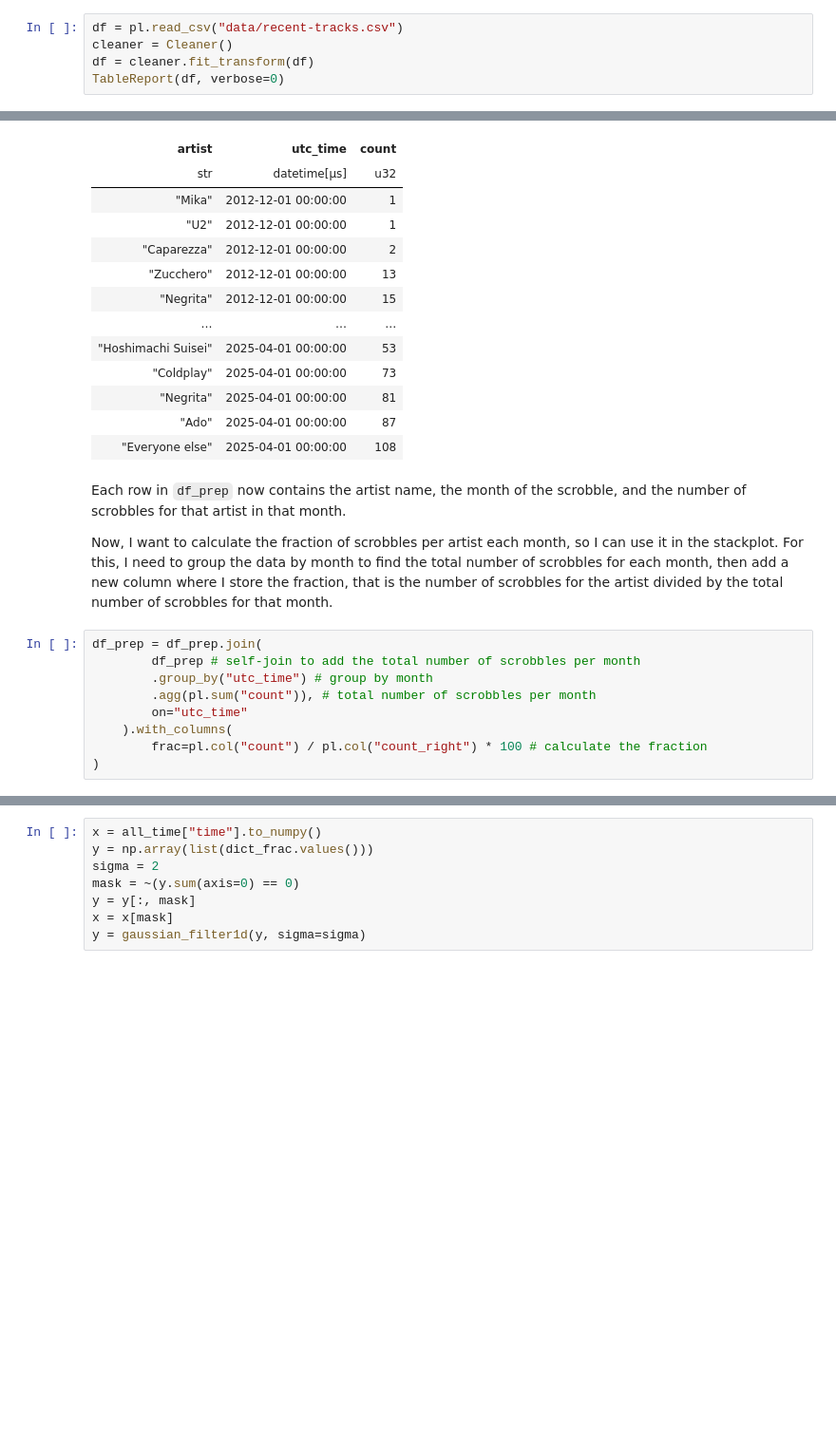
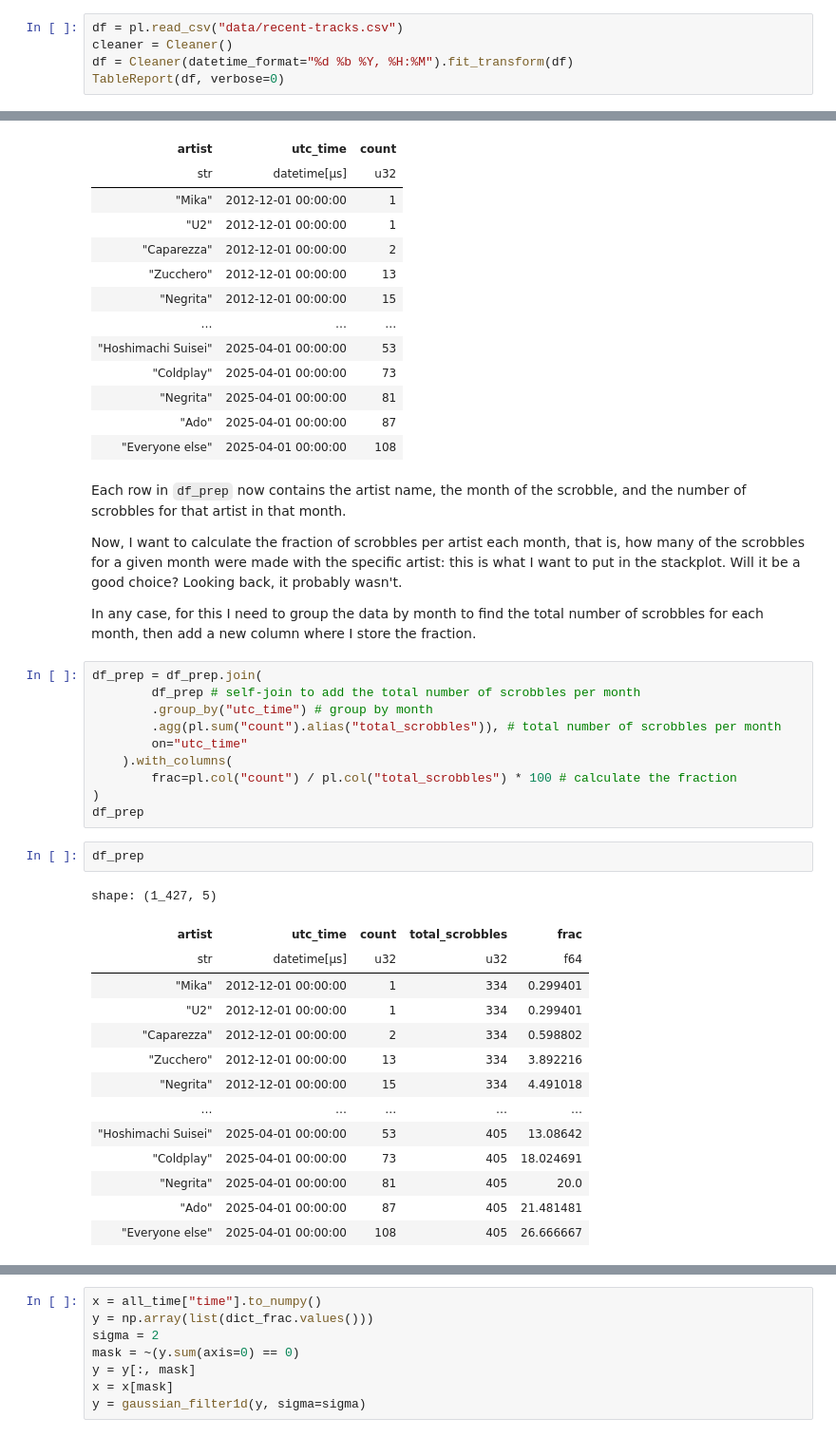
Before and after one commit to rcap107/rcap107.github.io, a Jupyter notebook: posts/data_preparation/study_recent_tracks.ipynb, the cells around one changed output, grey strips where cells are left out. Shown at 95% size. Cells and saved outputs as stored; diff of their text form; blank space fills up the shorter version.

```diff
--- a/posts/data_preparation/study_recent_tracks.ipynb
+++ b/posts/data_preparation/study_recent_tracks.ipynb
@@ -45,7 +47,7 @@ Then, I use the `TableReport` to look at the data and see what it looks like.
 # %%
 df = pl.read_csv("data/recent-tracks.csv")
 cleaner = Cleaner()
-df = cleaner.fit_transform(df)
+df = Cleaner(datetime_format="%d %b %Y, %H:%M").fit_transform(df)
 TableReport(df, verbose=0)
 # %% [output]
 <TableReport: use .open() to display>
@@ -167,17 +166,38 @@ shape: (1_427, 3)
 Each row in `df_prep` now contains the artist name, the month of the scrobble,
 and the number of scrobbles for that artist in that month.
 
-Now, I want to calculate the fraction of scrobbles per artist each month,
-so I can use it in the stackplot. For this, I need to group the data
+Now, I want to calculate the fraction of scrobbles per artist each month, that is,
+how many of the scrobbles for a given month were made with the specific artist:
+this is what I want to put in the stackplot. Will it be a good choice? Looking back,
+it probably wasn't.
+
+In any case, for this I need to group the data
 by month to find the total number of scrobbles for each month, then add a new
-column where I store the fraction, that is the number of scrobbles for the artist
-divided by the total number of scrobbles for that month.
+column where I store the fraction.
 # %%
 df_prep = df_prep.join(
         df_prep # self-join to add the total number of scrobbles per month
         .group_by("utc_time") # group by month
-        .agg(pl.sum("count")), # total number of scrobbles per month
+        .agg(pl.sum("count").alias("total_scrobbles")), # total number of scrobbles per month
         on="utc_time"
     ).with_columns(
-        frac=pl.col("count") / pl.col("count_right") * 100 # calculate the fraction
+        frac=pl.col("count") / pl.col("total_scrobbles") * 100 # calculate the fraction
 )
+df_prep
+# %%
+df_prep
+# %% [output]
+shape: (1_427, 5)
+| artist | utc_time | count | total_scrobbles | frac |
+| str | datetime[μs] | u32 | u32 | f64 |
+| "Mika" | 2012-12-01 00:00:00 | 1 | 334 | 0.299401 |
+| "U2" | 2012-12-01 00:00:00 | 1 | 334 | 0.299401 |
+| "Caparezza" | 2012-12-01 00:00:00 | 2 | 334 | 0.598802 |
+| "Zucchero" | 2012-12-01 00:00:00 | 13 | 334 | 3.892216 |
+| "Negrita" | 2012-12-01 00:00:00 | 15 | 334 | 4.491018 |
+| … | … | … | … | … |
+| "Hoshimachi Suisei" | 2025-04-01 00:00:00 | 53 | 405 | 13.08642 |
+| "Coldplay" | 2025-04-01 00:00:00 | 73 | 405 | 18.024691 |
+| "Negrita" | 2025-04-01 00:00:00 | 81 | 405 | 20.0 |
+| "Ado" | 2025-04-01 00:00:00 | 87 | 405 | 21.481481 |
+| "Everyone else" | 2025-04-01 00:00:00 | 108 | 405 | 26.666667 |
```
Also changed, not shown: parts of 30 cells of this notebook, 3 other files.
